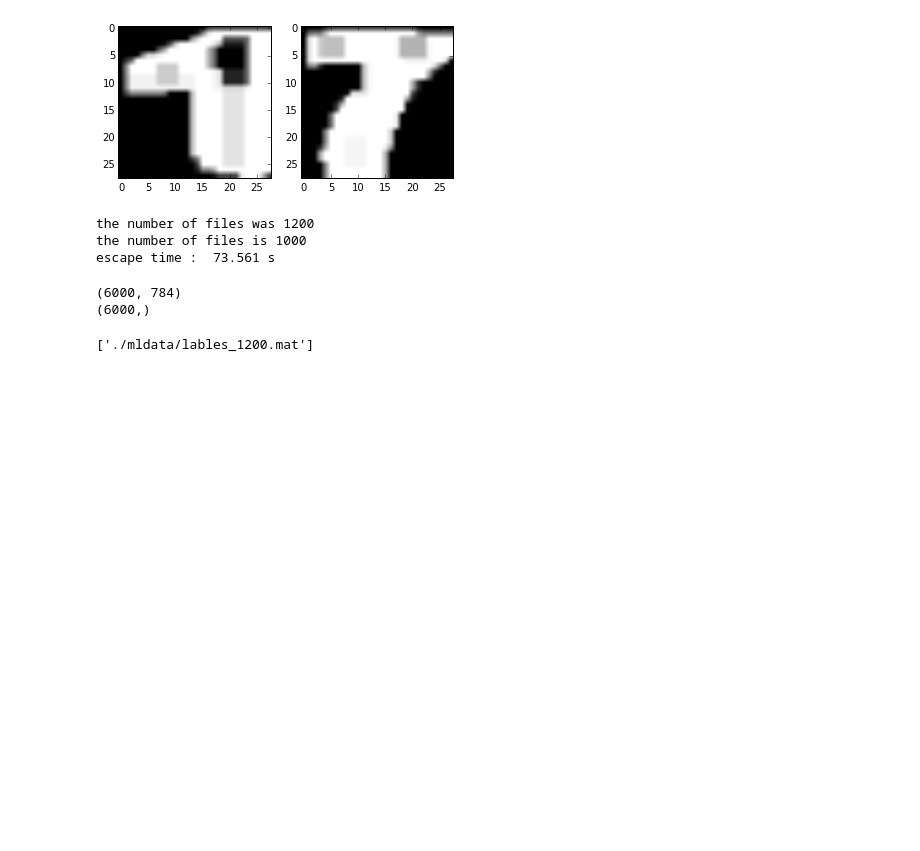
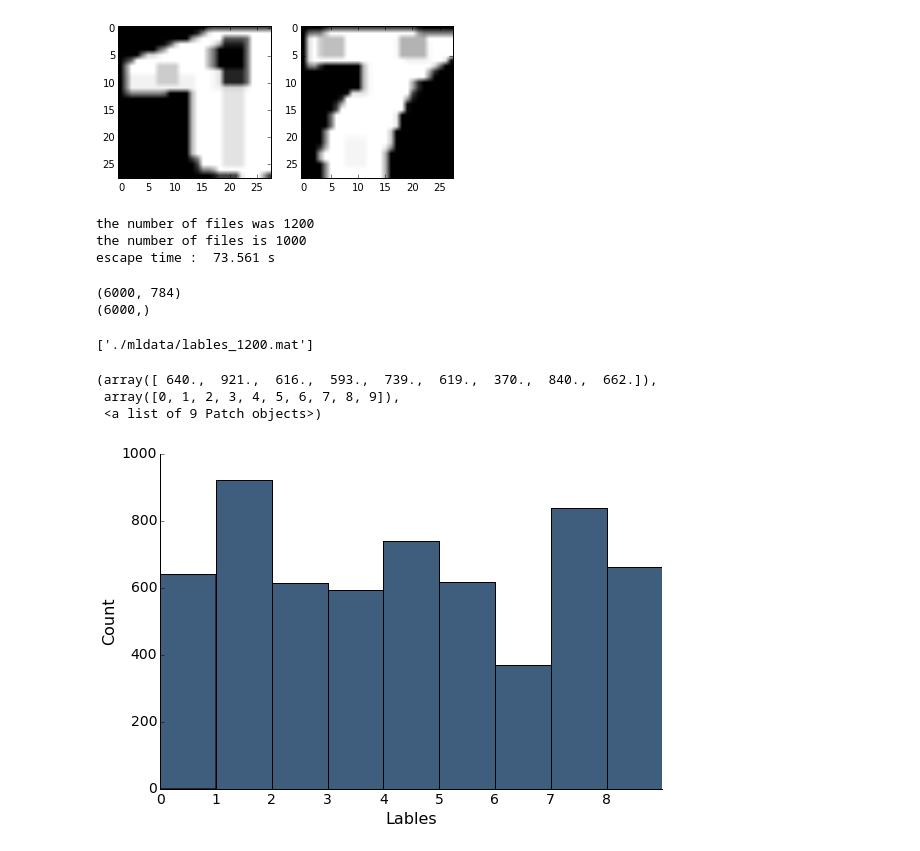
Before and after one commit to dikien/break-captcha, a Jupyter notebook: Step1_Get_Captcha_Image.ipynb, the cells around one changed output. Drawn from its saved outputs; the diff is of its cells as text; code cells hidden in the pictures; blank space fills up the shorter version.

```diff
--- a/Step1_Get_Captcha_Image.ipynb
+++ b/Step1_Get_Captcha_Image.ipynb
@@ -364,3 +364,47 @@ joblib.dump(features, "./mldata/features_1200.mat", compress=3)
 joblib.dump(labels, "./mldata/lables_1200.mat", compress=3)
 # %% [output]
 ['./mldata/lables_1200.mat']
+# %%
+def scale(X, eps = 0.001):
+    # scale the data points s.t the columns of the feature space
+    # (i.e the predictors) are within the range [0, 1]
+    return (X - np.min(X, axis = 0)) / (np.max(X, axis = 0) + eps)
+# %%
+features = joblib.load("./mldata/features_1200.mat")
+labels = joblib.load("./mldata/lables_1200.mat")
+
+features = features.astype("float32")
+features = scale(features)
+labels = np.array(labels, 'int')
+
+unique, counts = np.unique(labels, return_counts=True)
+
+plt.figure(figsize=(9, 6))
+
+# Remove the plot frame lines. They are unnecessary chartjunk.
+ax = plt.subplot(111)
+ax.spines["top"].set_visible(False)
+ax.spines["right"].set_visible(False)
+
+# Ensure that the axis ticks only show up on the bottom and left of the plot.
+# Ticks on the right and top of the plot are generally unnecessary chartjunk.
+ax.get_xaxis().tick_bottom()
+ax.get_yaxis().tick_left()
+
+# Make sure your axis ticks are large enough to be easily read.
+# You don't want your viewers squinting to read your plot.
+plt.xticks(unique, fontsize=14)
+plt.yticks(fontsize=14)
+
+# Along the same vein, make sure your axis labels are large
+# enough to be easily read as well. Make them slightly larger
+# than your axis tick labels so they stand out.
+plt.xlabel("Lables", fontsize=16)
+plt.ylabel("Count", fontsize=16)
+
+ax.hist(labels, bins=range(10), cumulative=False, color="#3F5D7D")
+# %% [output]
+(array([ 640.,  921.,  616.,  593.,  739.,  619.,  370.,  840.,  662.]),
+ array([0, 1, 2, 3, 4, 5, 6, 7, 8, 9]),
+ <a list of 9 Patch objects>)
+[figure, added]
```
Also changed, not shown: 2 other files.
